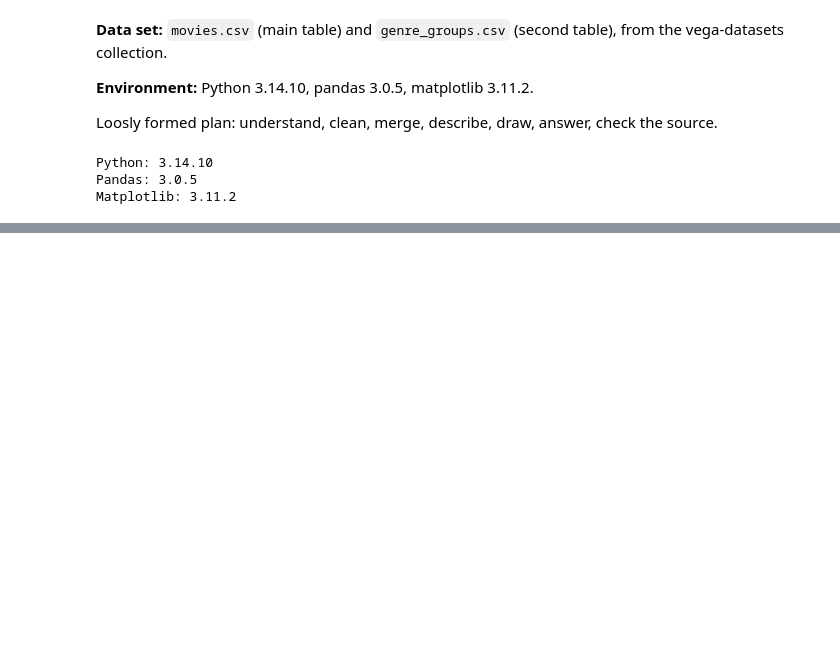
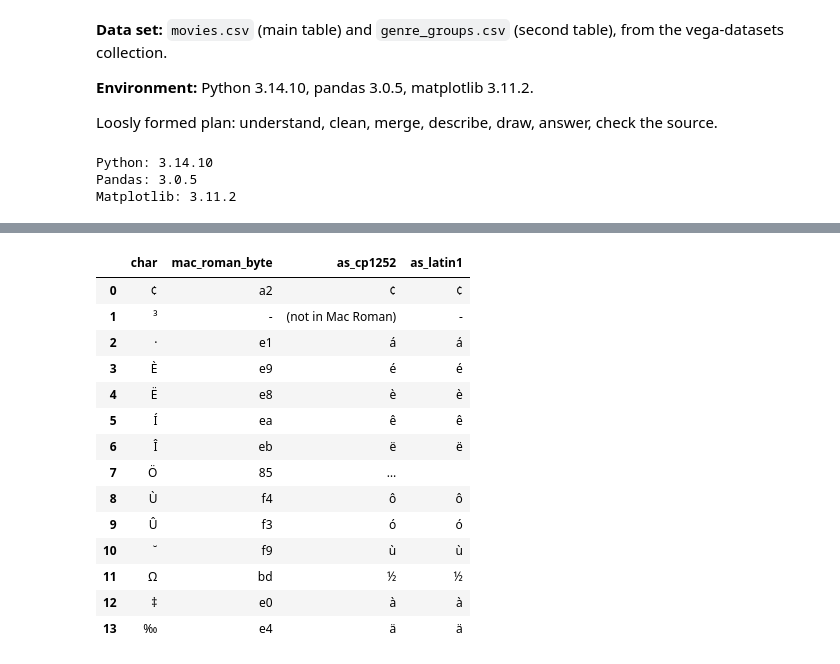
Before and after one commit to VictorSago/Lexicon-Labs, a Jupyter notebook: DA-Project/moviesdata.ipynb, the cells around one changed output, grey strips where cells are left out. Saved outputs shown, nothing was run; the diff lists cells and outputs as text; code cells hidden in the pictures; blank space fills up the shorter version.

Commit message:
DA Project: clean the data

```diff
--- a/DA-Project/moviesdata.ipynb
+++ b/DA-Project/moviesdata.ipynb
@@ -217,0 +279,4 @@ These are the questions I plan to answer. They are tentative: cleaning and missi
+# %%
+century = movies["Release Date"].dt.year >= 2015
+movies.loc[century, "Release Date"] = movies.loc[century, "Release Date"] - pd.DateOffset(years=100)
+print(century.sum(), movies["Release Date"].min(), movies["Release Date"].max())
@@ -217,0 +289,4 @@ These are the questions I plan to answer. They are tentative: cleaning and missi
+# %%
+non_ascii = movies["Title"].str.contains(r"[^\x00-\x7f]", na=False)
+print(non_ascii.sum())
+movies.loc[non_ascii, ["Title", "Release Date", "Distributor"]]
@@ -217,0 +312,28 @@ These are the questions I plan to answer. They are tentative: cleaning and missi
+# %%
+chars = sorted(set("".join(movies.loc[non_ascii, "Title"])) - set(map(chr, range(128))))
+
+rows = []
+for c in chars:
+    try:
+        b = c.encode("mac_roman")          # the byte this character would have in Mac OS Roman
+        rows.append((c, b.hex(), b.decode("cp1252", errors="replace"), b.decode("latin-1")))
+    except UnicodeEncodeError:             # the character does not exist in Mac OS Roman
+        rows.append((c, "-", "(not in Mac Roman)", "-"))
+
+pd.DataFrame(rows, columns=["char", "mac_roman_byte", "as_cp1252", "as_latin1"])
+# %% [output]
+|  | char | mac_roman_byte | as_cp1252 | as_latin1 |
+| 0 | ¢ | a2 | ¢ | ¢ |
+| 1 | ³ | - | (not in Mac Roman) | - |
+| 2 | · | e1 | á | á |
+| 3 | È | e9 | é | é |
+| 4 | Ë | e8 | è | è |
+| 5 | Í | ea | ê | ê |
+| 6 | Î | eb | ë | ë |
+| 7 | Ö | 85 | … |  |
+| 8 | Ù | f4 | ô | ô |
+| 9 | Û | f3 | ó | ó |
+| 10 | ˘ | f9 | ù | ù |
+| 11 | Ω | bd | ½ | ½ |
+| 12 | ‡ | e0 | à | à |
+| 13 | ‰ | e4 | ä | ä |
```
Also changed, not shown: parts of 34 cells of this notebook.
